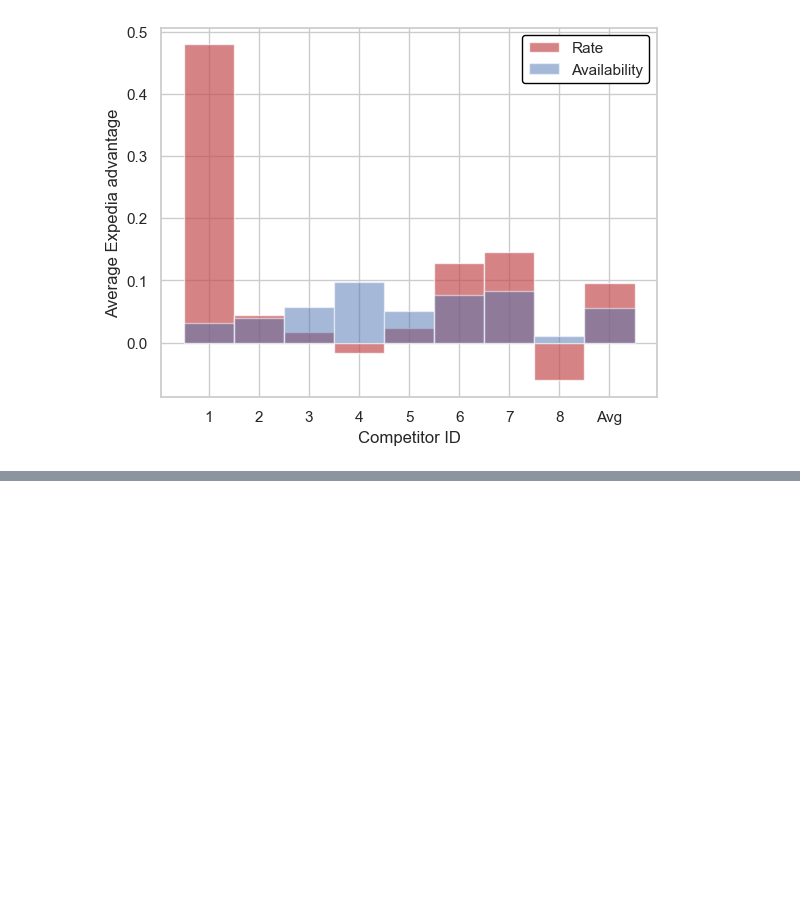
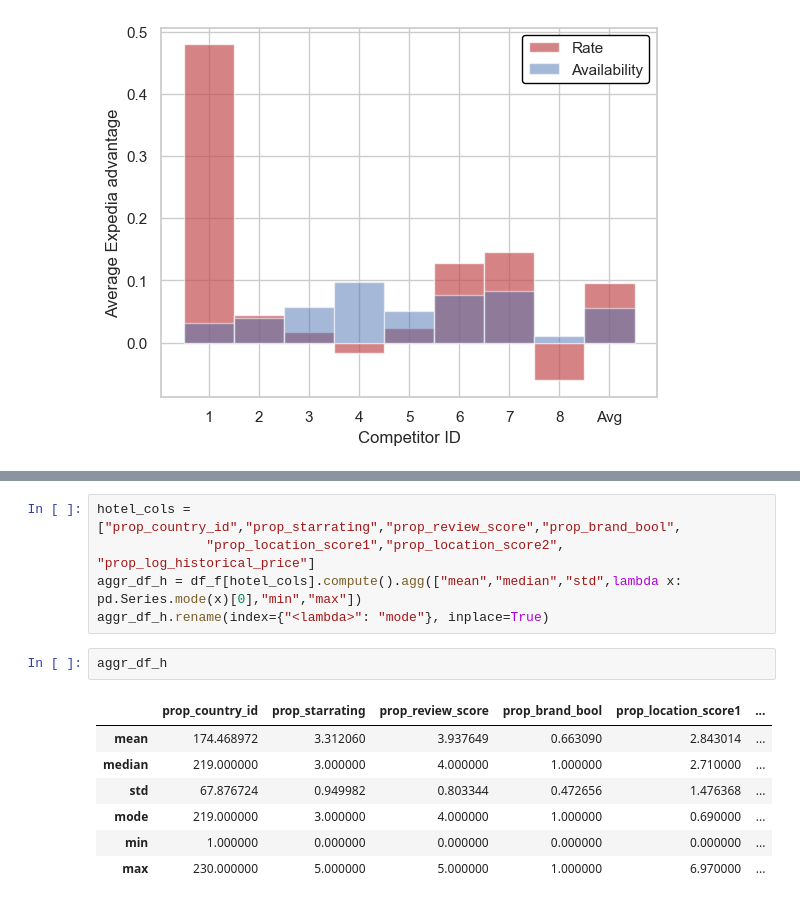
Before and after one commit to PaulHosek/DataMining, a Jupyter notebook: paul_explore.ipynb, the cells around one changed output, grey strips where cells are left out. Saved outputs shown, nothing was run; the diff lists cells and outputs as text; blank space fills up the shorter version.

```diff
--- a/paul_explore.ipynb
+++ b/paul_explore.ipynb
@@ -153,0 +160,15 @@ aggr_df
+# %%
+hotel_cols = ["prop_country_id","prop_starrating","prop_review_score","prop_brand_bool",
+              "prop_location_score1","prop_location_score2", "prop_log_historical_price"]
+aggr_df_h = df_f[hotel_cols].compute().agg(["mean","median","std",lambda x: pd.Series.mode(x)[0],"min","max"])
+aggr_df_h.rename(index={"<lambda>": "mode"}, inplace=True)
+# %%
+aggr_df_h
+# %% [output]
+|  | prop_country_id | prop_starrating | prop_review_score | prop_brand_bool | prop_location_score1 | ... |
+| mean | 174.468972 | 3.312060 | 3.937649 | 0.663090 | 2.843014 | ... |
+| median | 219.000000 | 3.000000 | 4.000000 | 1.000000 | 2.710000 | ... |
+| std | 67.876724 | 0.949982 | 0.803344 | 0.472656 | 1.476368 | ... |
+| mode | 219.000000 | 3.000000 | 4.000000 | 1.000000 | 0.690000 | ... |
+| min | 1.000000 | 0.000000 | 0.000000 | 0.000000 | 0.000000 | ... |
+| max | 230.000000 | 5.000000 | 5.000000 | 1.000000 | 6.970000 | ... |
```
Also changed, not shown: parts of 8 cells of this notebook.
